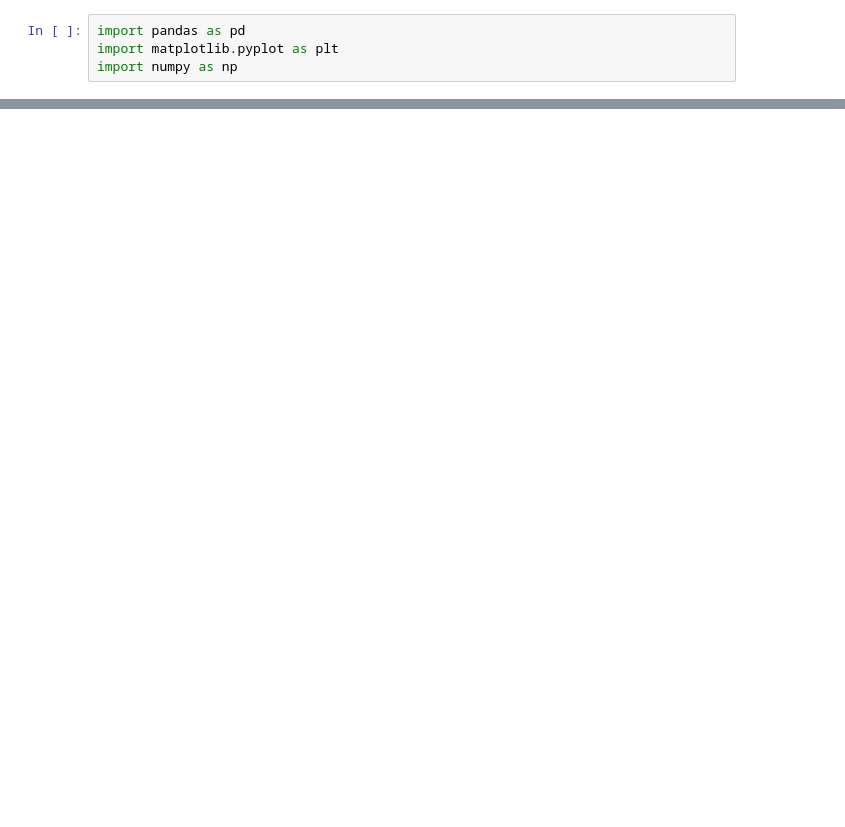
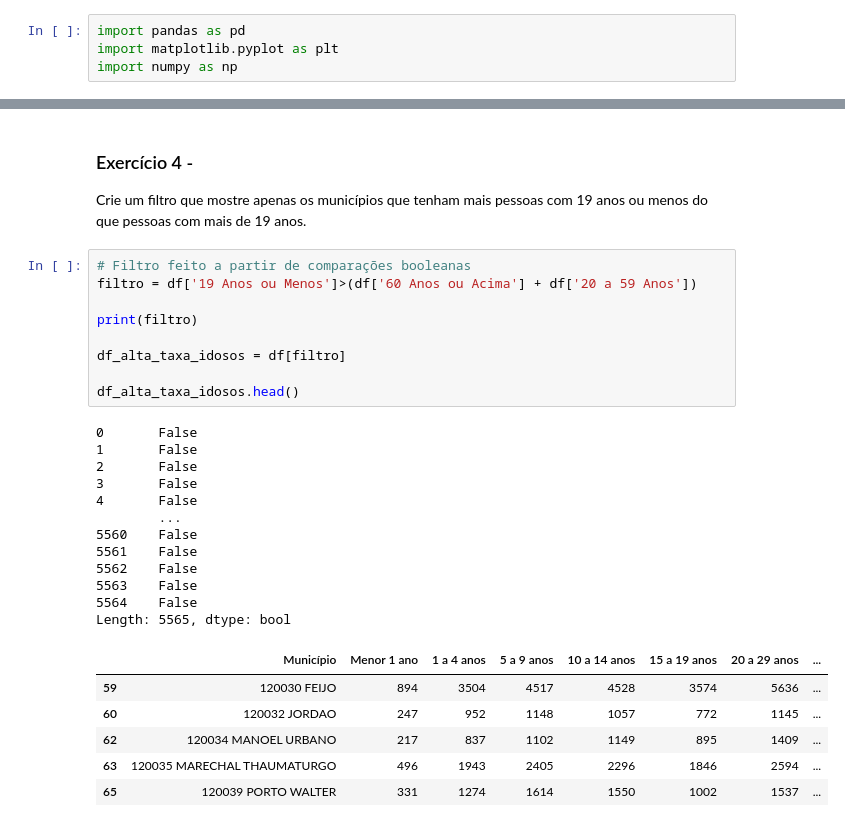
Before and after one commit to alfredjynx/capacitacao-pandas, a Jupyter notebook: p2.ipynb, the cells around one changed output, grey strips where cells are left out. Drawn from its saved outputs; the diff is of its cells as text; blank space fills up the shorter version.

```diff
--- a/p2.ipynb
+++ b/p2.ipynb
@@ -21,0 +159,31 @@ df.head()
+# %% [markdown]
+### Exercício 4 -
+Crie um filtro que mostre apenas os municípios que tenham mais pessoas com 19 anos ou menos do que pessoas com mais de 19 anos.
+# %%
+# Filtro feito a partir de comparações booleanas
+filtro = df['19 Anos ou Menos']>(df['60 Anos ou Acima'] + df['20 a 59 Anos'])
+
+print(filtro)
+
+df_alta_taxa_idosos = df[filtro]
+
+df_alta_taxa_idosos.head()
+# %% [output]
+0       False
+1       False
+2       False
+3       False
+4       False
+        ...
+5560    False
+5561    False
+5562    False
+5563    False
+5564    False
+Length: 5565, dtype: bool
+|  | Município | Menor 1 ano | 1 a 4 anos | 5 a 9 anos | 10 a 14 anos | 15 a 19 anos | 20 a 29 anos | ... |
+| 59 | 120030 FEIJO | 894 | 3504 | 4517 | 4528 | 3574 | 5636 | ... |
+| 60 | 120032 JORDAO | 247 | 952 | 1148 | 1057 | 772 | 1145 | ... |
+| 62 | 120034 MANOEL URBANO | 217 | 837 | 1102 | 1149 | 895 | 1409 | ... |
+| 63 | 120035 MARECHAL THAUMATURGO | 496 | 1943 | 2405 | 2296 | 1846 | 2594 | ... |
+| 65 | 120039 PORTO WALTER | 331 | 1274 | 1614 | 1550 | 1002 | 1537 | ... |
```
Also changed, not shown: parts of 35 cells of this notebook.
